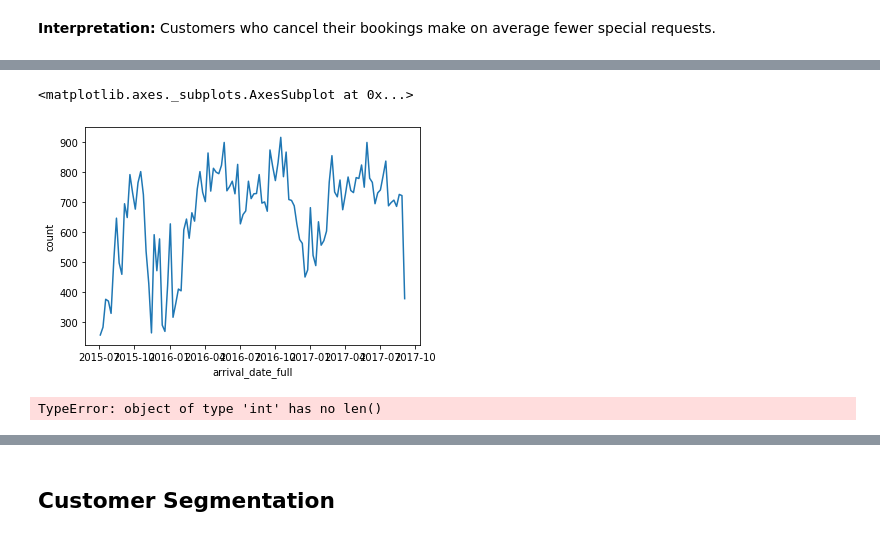
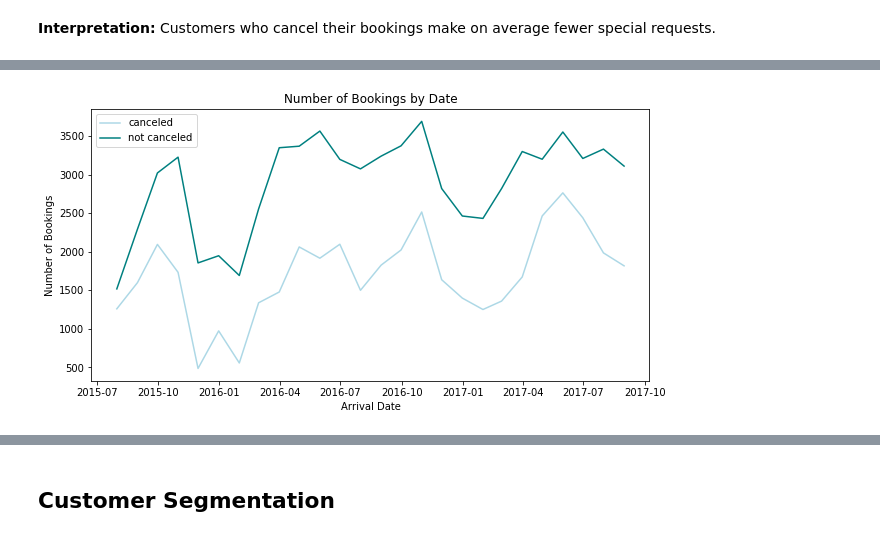
Before and after one commit to JulKelman/Predicting-Hotel-Bookings-Cancellation, a Jupyter notebook: code/Notebook 1 .ipynb, the cells around one changed output, grey strips where cells are left out. Saved outputs shown, nothing was run; the diff lists cells and outputs as text; code cells hidden in the pictures.

```diff
--- a/code/Notebook 1 .ipynb
+++ b/code/Notebook 1 .ipynb
@@ -266,6 +266,13 @@ df[df.duplicated(keep=False)]
 # %%
 df['arrival_date_full'] = df['arrival_date_year'].astype(str) + "-" + df['arrival_date_month'].map({'January':1, 'February':2, 'March':3, 'April':4, 'May':5, 'June':6, 'July':7, 'August':8, 'September':9, 'October':10, 'November':11, 'December':12}).astype(str) + "-" + df['arrival_date_day_of_month'].astype(str)
 df['arrival_date_full'] = pd.to_datetime(df['arrival_date_full'], format="%Y-%m-%d")
+# %%
+# creating a new feature representing length of stay or how many days before arrival did the customer cancel
+df['status_minus_arrival_date'] = np.abs(df['arrival_date_full'] - df['reservation_status_date']).astype(str)
+# formating the feature
+def format_lenght(date):
+    return date[0]
+df['status_minus_arrival_date'] = df['status_minus_arrival_date'].map(format_lenght).astype(int)
 # %% [markdown]
 ## EDA
 # %% [markdown]
@@ -367,15 +337,22 @@ canceled
-# %%
-sns.lineplot(x=canceled.index, y=canceled['count'])
-# %% [output]
-<matplotlib.axes._subplots.AxesSubplot at 0x...>
-[figure, removed]
-# %%
-sns.lineplot(x = df['arrival_date_full'], y = df['is_canceled'].groupby(df['arrival_date_full']).value_counts(), hue=df['is_canceled'])
-plt.xlabel('Arrival Date')
-plt.ylabel('Number of Bookings')
-plt.legend(['Not Canceled', 'Canceled'])
-plt.title('Number of Bookings by Date')
-
-plt.show();
-# %% [output]
-TypeError: object of type 'int' has no len()
+# %%
+# Created a dataframe of canceled booking for plotting purposes
+canceled = df[df['is_canceled']==1][['arrival_date_full']]
+canceled.set_index('arrival_date_full', inplace=True)
+canceled['count'] = 1
+canceled=canceled.resample('M').sum()
+
+# Created a dataframe of not canceled booking for plotting purposes
+not_canceled = df[df['is_canceled']==0][['arrival_date_full']]
+not_canceled.set_index('arrival_date_full', inplace=True)
+not_canceled['count'] = 1
+not_canceled=not_canceled.resample('M').sum()
+# %%
+plt.figure(figsize=(10,5))
+sns.lineplot(x=canceled.index, y=canceled['count'], color='lightblue')
+sns.lineplot(x=not_canceled.index, y=not_canceled['count'], color='teal')
+plt.ylabel('Number of Bookings')
+plt.xlabel('Arrival Date')
+plt.title('Number of Bookings by Date')
+plt.legend(['canceled', 'not canceled']);
+# %% [output]
+[figure, added]
```
Also changed, not shown: parts of 10 cells of this notebook.
